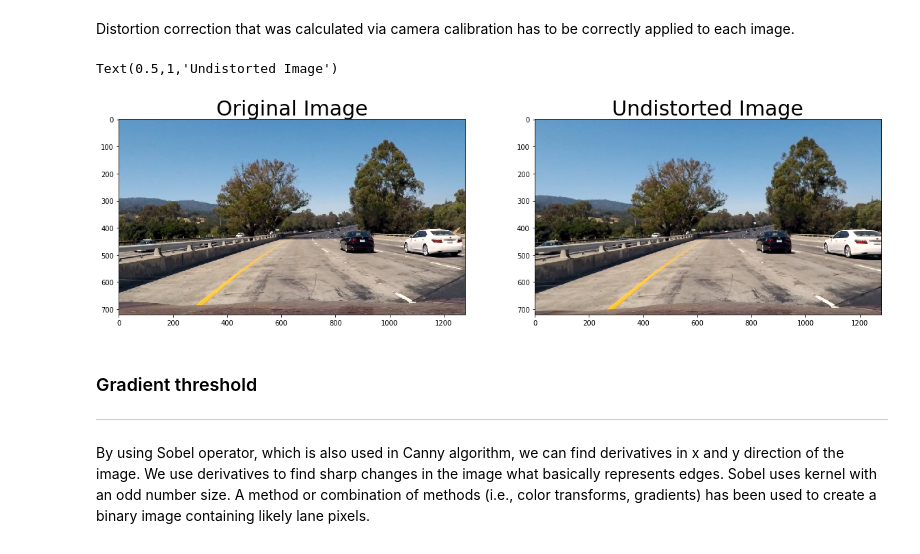
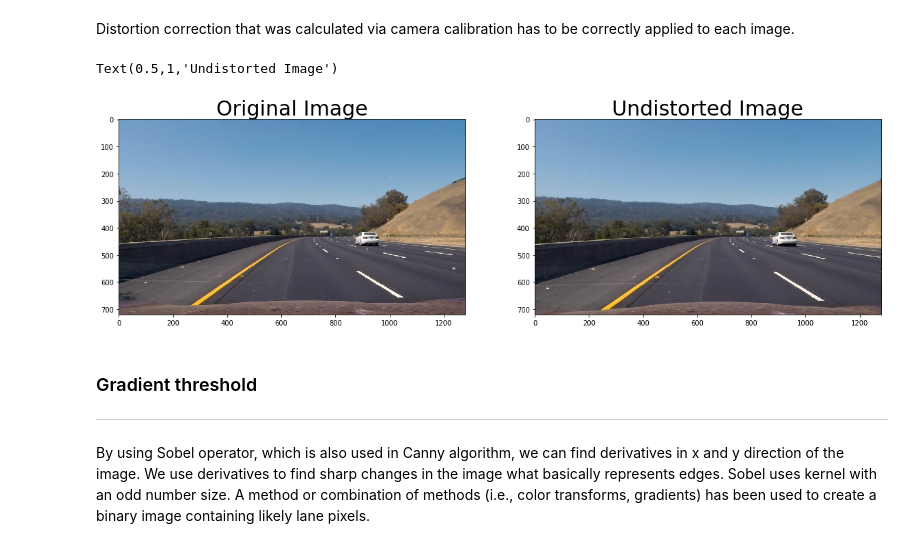
Before and after one commit to stevanStevic/Advanced-Lane-Lines-Finding, a Jupyter notebook: Advanced_Lane_Line_Finding.ipynb, the cells around one changed output. Drawn from its saved outputs; the diff is of its cells as text; code cells hidden in the pictures.

```diff
--- a/Advanced_Lane_Line_Finding.ipynb
+++ b/Advanced_Lane_Line_Finding.ipynb
@@ -21,23 +21,23 @@ def LoadCameraParams():
 mtx, dist = LoadCameraParams()
 # %%
 # Read in an image
-img = mpimg.imread('test_images/test1.jpg')
+img = mpimg.imread('test_images/test3.jpg')
 
 # 1) Undistort using mtx and dist
 def UndistortImage(img, mtx, dist):
     return cv2.undistort(img, mtx, dist, None, mtx)
 
 undist_img = UndistortImage(img, mtx, dist)
 
 # Visualize undistortion
 f, (ax1, ax2) = plt.subplots(1, 2, figsize=(20,10))
 ax1.imshow(img)
 ax1.set_title('Original Image', fontsize=30)
 ax2.imshow(undist_img)
 ax2.set_title('Undistorted Image', fontsize=30)
 # %% [output]
 Text(0.5,1,'Undistorted Image')
-[figure, old version]
+[figure, new version]
 # %% [markdown]
 ### Gradient threshold
 ---
```
Also changed, not shown: parts of 20 cells of this notebook, 13 other files.
